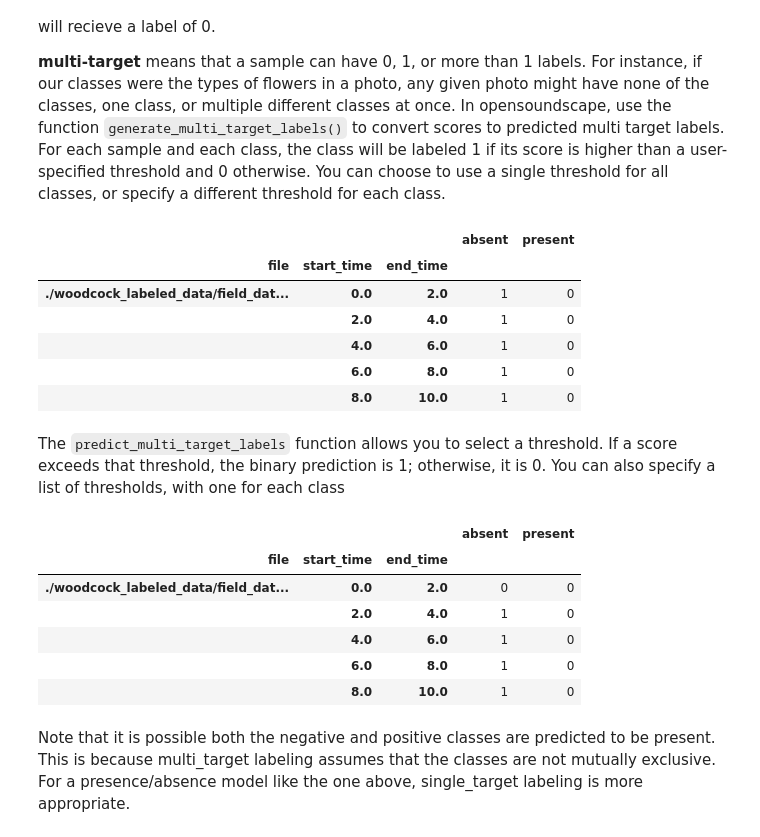
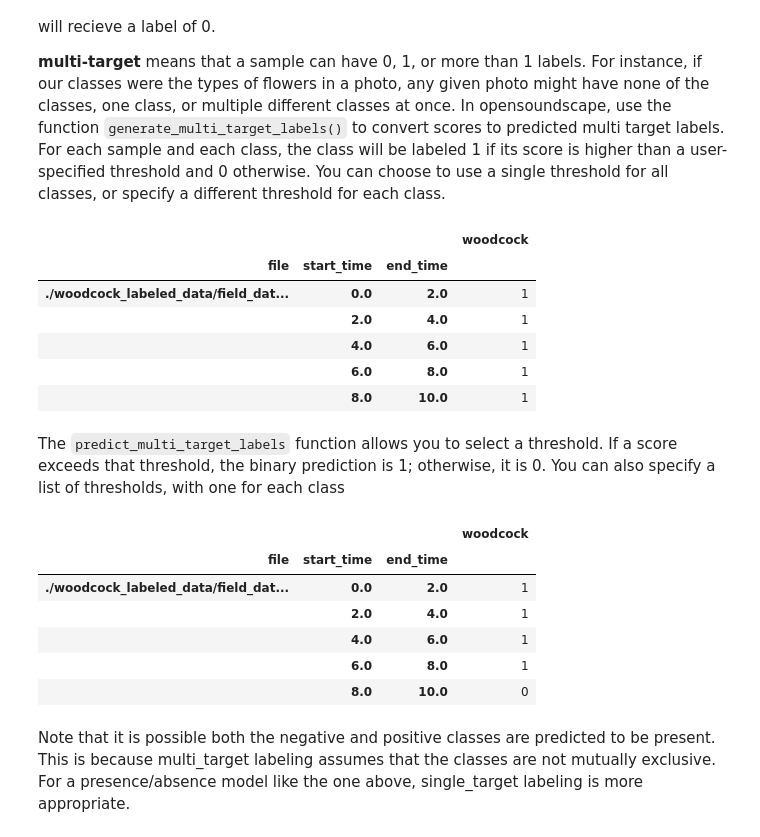
Before and after one commit to kitzeslab/opensoundscape, a Jupyter notebook: docs/tutorials/cnn.ipynb, the cells around one changed output. Cells and saved outputs as stored; diff of their text form; code cells hidden in the pictures.

````diff
--- a/docs/tutorials/cnn.ipynb
+++ b/docs/tutorials/cnn.ipynb
@@ -112,0 +88,9 @@ categorical_labels[:3]
+# %%
+# create a new dataframe with the filenames from the previous table as the index
+labels = pd.DataFrame(index=specky_table['filename'])
+
+#convert 'present' to 1 and 'absent' to 0
+labels['woodcock']=[1 if l=='present' else 0 for l in specky_table['woodcock']]
+
+#look at the first rows
+labels.head(3)
@@ -133,8 +121,8 @@ We usually use two-class, single-target models to predict the presence or absenc
 The model object should be initialized with a list of class names that matches the class names in the training dataset. Here we'll use the resnet18 architecture, a popular and powerful architecture that makes a good starting point. For more details on other CNN architectures, see the "Advanced CNN Training" tutorial.
 # %%
 # Create model object
-classes = train_df.columns
-model = CNN('resnet18',classes=classes,sample_duration=2.0,single_target=True)
+classes = train_df.columns #in this case, there's just one class: ["woodcock"]
+model = CNN('resnet18',classes=classes,sample_duration=2.0)
 # %% [markdown]
 _CAVEAT_: the default audio preprocessing in this class bandpasses spectrograms to 0-11025 Hz. If your audio has a sample rate of less than 22050 Hz, the preprocessing will raise an error because the spectrogram will not contain the expected frequencies. In this case you could change the parameters of the bandpass action, or simply disable the bandpass action:
 ```
@@ -303,28 +290,28 @@ score_df = model.predict(field_recordings)
 pred_df = predict_single_target_labels(score_df)
 pred_df.head()
 # %% [output]
-|  |  |  | absent | present |
-| file | start_time | end_time |  |  |
-| ./woodcock_labeled_data/field_dat... | 0.0 | 2.0 | 1 | 0 |
-|  | 2.0 | 4.0 | 1 | 0 |
-|  | 4.0 | 6.0 | 1 | 0 |
-|  | 6.0 | 8.0 | 1 | 0 |
-|  | 8.0 | 10.0 | 1 | 0 |
+|  |  |  | woodcock |
+| file | start_time | end_time |  |
+| ./woodcock_labeled_data/field_dat... | 0.0 | 2.0 | 1 |
+|  | 2.0 | 4.0 | 1 |
+|  | 4.0 | 6.0 | 1 |
+|  | 6.0 | 8.0 | 1 |
+|  | 8.0 | 10.0 | 1 |
 # %% [markdown]
 The `predict_multi_target_labels` function allows you to select a threshold. If a score exceeds that threshold, the binary prediction is 1; otherwise, it is 0. You can also specify a list of thresholds, with one for each class
 # %%
 from opensoundscape.metrics import predict_multi_target_labels
 
-multi_target_pred_df = predict_multi_target_labels(score_df,threshold=0.5)
+multi_target_pred_df = predict_multi_target_labels(score_df,threshold=0.99)
 multi_target_pred_df.head()
 # %% [output]
-|  |  |  | absent | present |
-| file | start_time | end_time |  |  |
-| ./woodcock_labeled_data/field_dat... | 0.0 | 2.0 | 0 | 0 |
-|  | 2.0 | 4.0 | 1 | 0 |
-|  | 4.0 | 6.0 | 1 | 0 |
-|  | 6.0 | 8.0 | 1 | 0 |
-|  | 8.0 | 10.0 | 1 | 0 |
+|  |  |  | woodcock |
+| file | start_time | end_time |  |
+| ./woodcock_labeled_data/field_dat... | 0.0 | 2.0 | 1 |
+|  | 2.0 | 4.0 | 1 |
+|  | 4.0 | 6.0 | 1 |
+|  | 6.0 | 8.0 | 1 |
+|  | 8.0 | 10.0 | 0 |
 # %% [markdown]
 Note that it is possible both the negative and positive classes are predicted to be present. This is because multi_target labeling assumes that the classes are not mutually exclusive. For a presence/absence model like the one above, single_target labeling is more appropriate.
 # %% [markdown]
````
Also changed, not shown: parts of 26 cells of this notebook, 1 other file.
